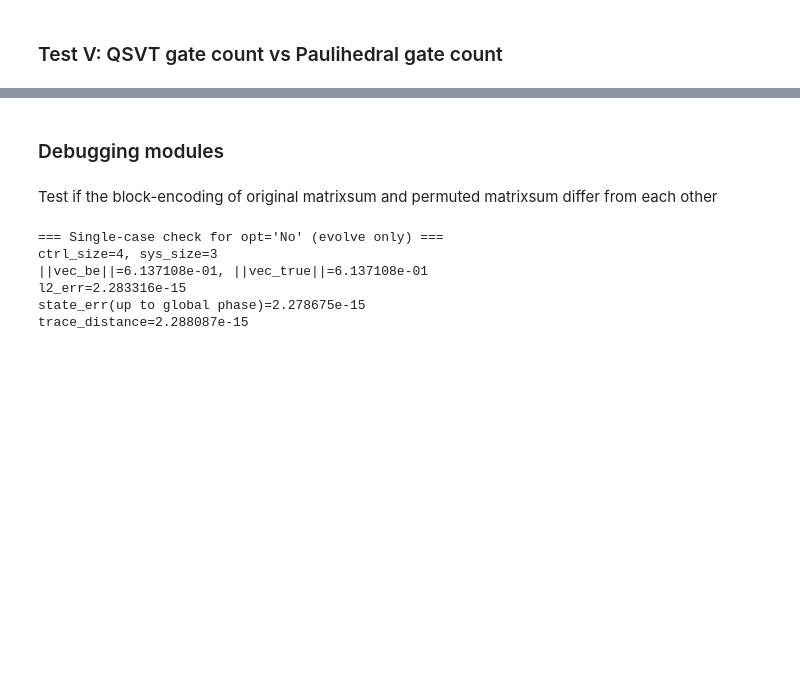
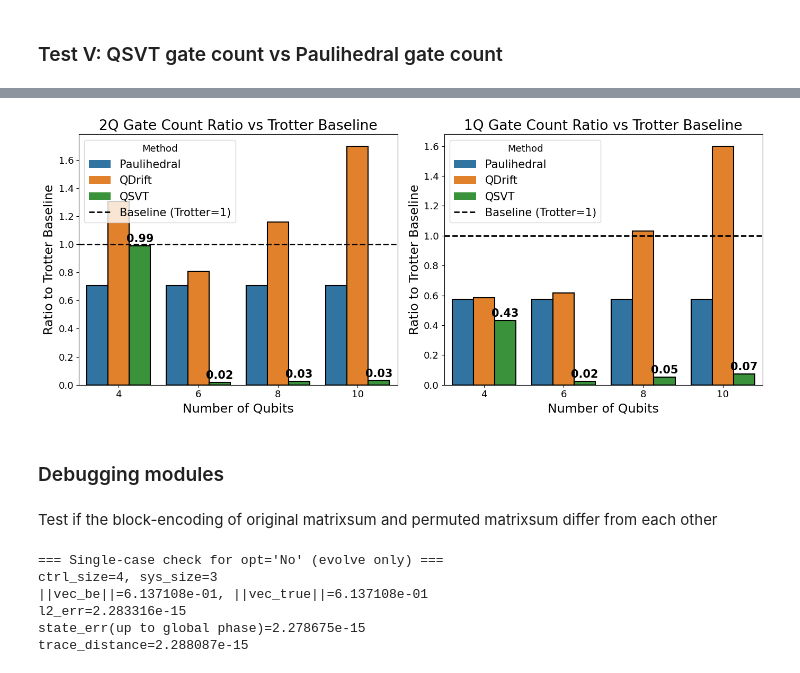
Before and after one commit to Chesterhuang1999/Lindbladian_compilation, a Jupyter notebook: src/evaluate.ipynb, the cells around one changed output, grey strips where cells are left out. Saved outputs shown, nothing was run; the diff lists cells and outputs as text; code cells hidden in the pictures; blank space fills up the shorter version.

```diff
--- a/src/evaluate.ipynb
+++ b/src/evaluate.ipynb
@@ -390,7 +659,7 @@ def _remove_save_instructions(qc: QuantumCircuit) -> QuantumCircuit:
 def _compression_ratio(other: int, base: int) -> float:
     if base == 0:
         return float('nan')
-    return 1.0 - (other / base)
+    return (other / base)
 
 def gate_count_channel_lcu_four_settings(N: int, delta_t: float = 0.1):
     gamma = np.sqrt(0.1) / 2
@@ -415,7 +684,6 @@ def gate_count_channel_lcu_four_settings(N: int, delta_t: float = 0.1):
         ('opt', 'No'),
         ('basic', 'matrix-order'),
         ('opt', 'matrix-order'),
-        ('opt', 'ctrl-line')
     ]
     settings = [_normalize_setting(s, o) for s, o in raw_settings]
 
@@ -460,7 +728,7 @@ def gate_count_channel_lcu_four_settings(N: int, delta_t: float = 0.1):
     return counts
 
 all_gate_counts = {}
-for k in [4, 8, 12, 16]:
+for k in [4, 8, 12]:
     all_gate_counts[k] = gate_count_channel_lcu_four_settings(N=k, delta_t=0.1)
 
 all_gate_counts
@@ -913,7 +1212,7 @@ def nested_commutator(H, progress_every: int = 100000):
     计算所有 pairwise 对易子 [Hi, Hj] 的 norm 总和。
     规则：若 [Hi, Hj] 非零，则该对贡献 2；若为零，则贡献 0。
     """
-    labels, _ = _extract_single_pauli_terms(H)
+    labels, coeffs = _extract_single_pauli_terms(H)
     if len(labels) < 2:
         raise ValueError("至少需要两个项才能计算嵌套对易子。")
 
@@ -923,12 +1222,13 @@ def nested_commutator(H, progress_every: int = 100000):
 
     for i in range(len(labels)):
         mi = masks[i]
+        ci = abs(coeffs[i])
         for j in range(i + 1, len(labels)):
-
+            cj = abs(coeffs[j])
                 # print(f"已计算 {pair_count} 对项的对易子...")
 
             if _symplectic_inner_product_mod2(mi, masks[j]) == 1:
-                norms += 2.0
+                norms += 2.0 * ci * cj
 
     return float(norms)
 
@@ -1356,3 +1783,81 @@ Build complete, transpile begin
+# %%
+import seaborn as sns
+import matplotlib.pyplot as plt
+import pandas as pd
+
+# Global font/style settings
+plt.rcParams.update({
+    'font.size': 14,
+    'axes.titlesize': 16,
+    'axes.labelsize': 15,
+    'xtick.labelsize': 13,
+    'ytick.labelsize': 13,
+    'legend.fontsize': 13,
+    'legend.title_fontsize': 13,
+})
+
+nq_list_plot = (4, 6, 8, 10)
+
+# Build ratio DataFrame using Trotter (count2q / count1q in paulihedral_counts) as baseline
+rows = []
+for nq in nq_list_plot:
+    base_2q = paulihedral_counts[nq]['count2q']
+    base_1q = paulihedral_counts[nq]['count1q']
+
+    # Paulihedral optimized
+    rows.append({'nq': str(nq), 'Method': 'Paulihedral', 'Gate': '2Q', 'Ratio': paulihedral_counts[nq]['count2q_ph'] / base_2q})
+    rows.append({'nq': str(nq), 'Method': 'Paulihedral', 'Gate': '1Q', 'Ratio': paulihedral_counts[nq]['count1q_ph'] / base_1q})
+
+    # QDrift
+    rows.append({'nq': str(nq), 'Method': 'QDrift',      'Gate': '2Q', 'Ratio': paulihedral_counts[nq]['count2q_qd'] / base_2q})
+    rows.append({'nq': str(nq), 'Method': 'QDrift',      'Gate': '1Q', 'Ratio': paulihedral_counts[nq]['count1q_qd'] / base_1q})
+
+    # QSVT
+    rows.append({'nq': str(nq), 'Method': 'QSVT',        'Gate': '2Q', 'Ratio': qsvt_counts[nq]['count2q'] / base_2q})
+    rows.append({'nq': str(nq), 'Method': 'QSVT',        'Gate': '1Q', 'Ratio': qsvt_counts[nq]['count1q'] / base_1q})
+
+df_ratio = pd.DataFrame(rows)
+
+fig, axes = plt.subplots(1, 2, figsize=(14, 6), sharey=False)
+
+for ax, gate_type in zip(axes, ['2Q', '1Q']):
+    sub = df_ratio[df_ratio['Gate'] == gate_type]
+    bp = sns.barplot(data=sub, x='nq', y='Ratio', hue='Method', ax=ax)
+    ax.axhline(1.0, color='black', linestyle='--', linewidth=2.0, label='Baseline (Trotter=1)')
+    ax.set_title(f'{gate_type} Gate Count Ratio vs Trotter Baseline', fontsize = 19)
+    ax.set_xlabel('Number of Qubits', fontsize = 17)
+    ax.set_ylabel('Ratio to Trotter Baseline', fontsize = 17)
+    handles, labels = ax.get_legend_handles_labels()
+    ax.legend(handles, labels, title='Method', fontsize = 15)
+
+    # Thicken bar edges
+    for patch in bp.patches:
+        patch.set_linewidth(1.5)
+        patch.set_edgecolor('black')
+
+    # Annotate QSVT bars only
+    qsvt_sub = sub[sub['Method'] == 'QSVT'].reset_index(drop=True)
+    nq_order = sub['nq'].unique().tolist()
+    method_order = sub['Method'].unique().tolist()
+    qsvt_idx = method_order.index('QSVT')
+
+    for patch_i, patch in enumerate(bp.patches):
+        method_i = patch_i // len(nq_order)
+        nq_i     = patch_i % len(nq_order)
+        if method_i == qsvt_idx:
+            ratio_val = qsvt_sub.loc[nq_i, 'Ratio']
+            ax.text(
+                patch.get_x() + patch.get_width() / 2,
+                patch.get_height() + 0.01,
+                f'{ratio_val:.2f}',
+                ha='center', va='bottom', fontsize=15, color='black', fontweight='bold'
+            )
+
+plt.tight_layout()
+plt.savefig('../Results/comp_qsvt_paulihedral/comp_qsvt_trotter.svg')
+plt.show()
+# %% [output]
+[figure, added]
 # %% [markdown]
 ### Debugging modules
 # %% [markdown]
```
Also changed, not shown: parts of 10 cells of this notebook, 6 other files.
